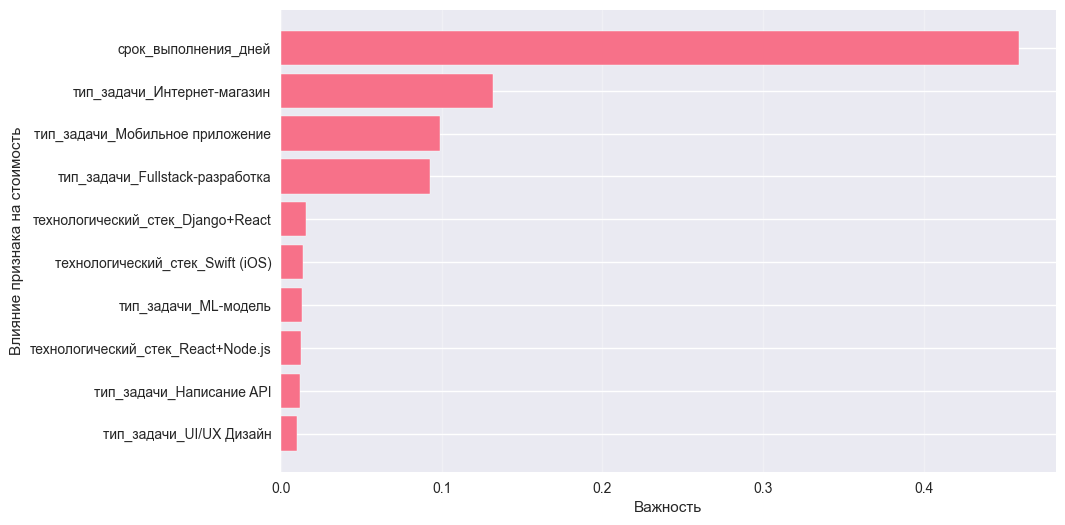
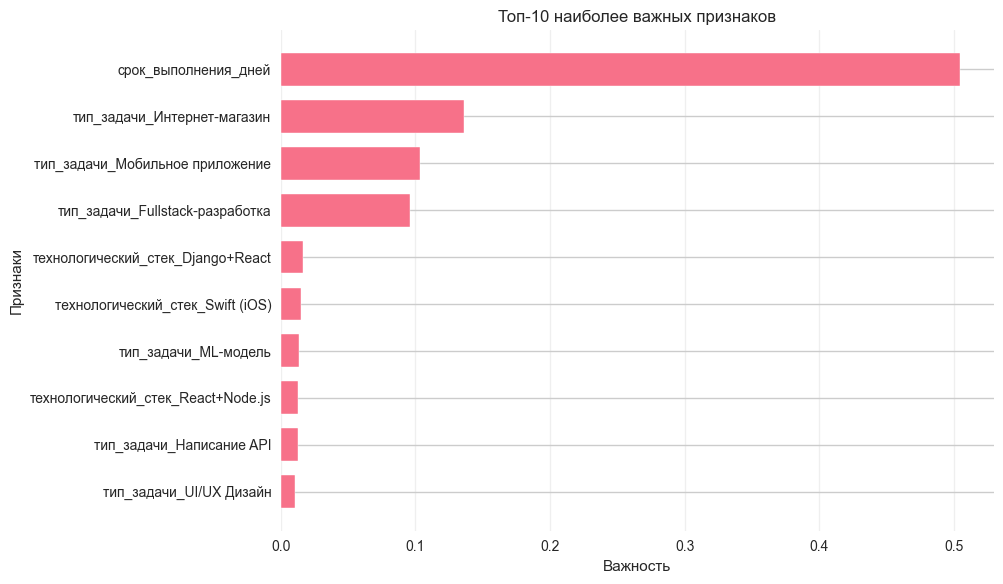
The notebook cell's code change between the first figure and the second:
--- before
+++ after
@@ -1,10 +1,11 @@
 
 
-df_without = df.drop("id", axis = 1).drop("ценовой_диапазон", axis = 1)
-df_encoded = pd.get_dummies(df_without, drop_first = True)
+df_clean = df.drop(columns=["id","ценовой_диапазон","наименование_задачи"])
+df_encoded = pd.get_dummies(df_clean, drop_first = True)
 X = df_encoded.drop("цена_руб", axis=1)
 Y = df_encoded["цена_руб"]
 
 model = RandomForestRegressor(
+    n_estimators=100,
     random_state=42
 )
@@ -18,13 +19,22 @@
 print(importance)
 
-plt.figure(figsize = (10, 6))
 top10 = importance.head(10)
-plt.barh(top10["Признак"], top10["Важность"])
+
+plt.figure(figsize=(10, 6))
+
+plt.barh(
+    top10["Признак"],
+    top10["Важность"],
+    height=0.7
+)
 
 plt.gca().invert_yaxis()
 
 plt.xlabel("Важность")
-plt.ylabel("Влияние признака на стоимость")
+plt.title("Топ-10 наиболее важных признаков")
 
-plt.grid(axis = "x", alpha = 0.3)
+plt.grid(axis="x", alpha=0.3)
+
+plt.tight_layout()
+plt.ylabel("Признаки")
 plt.show()

Commit: 6 подготовил данные